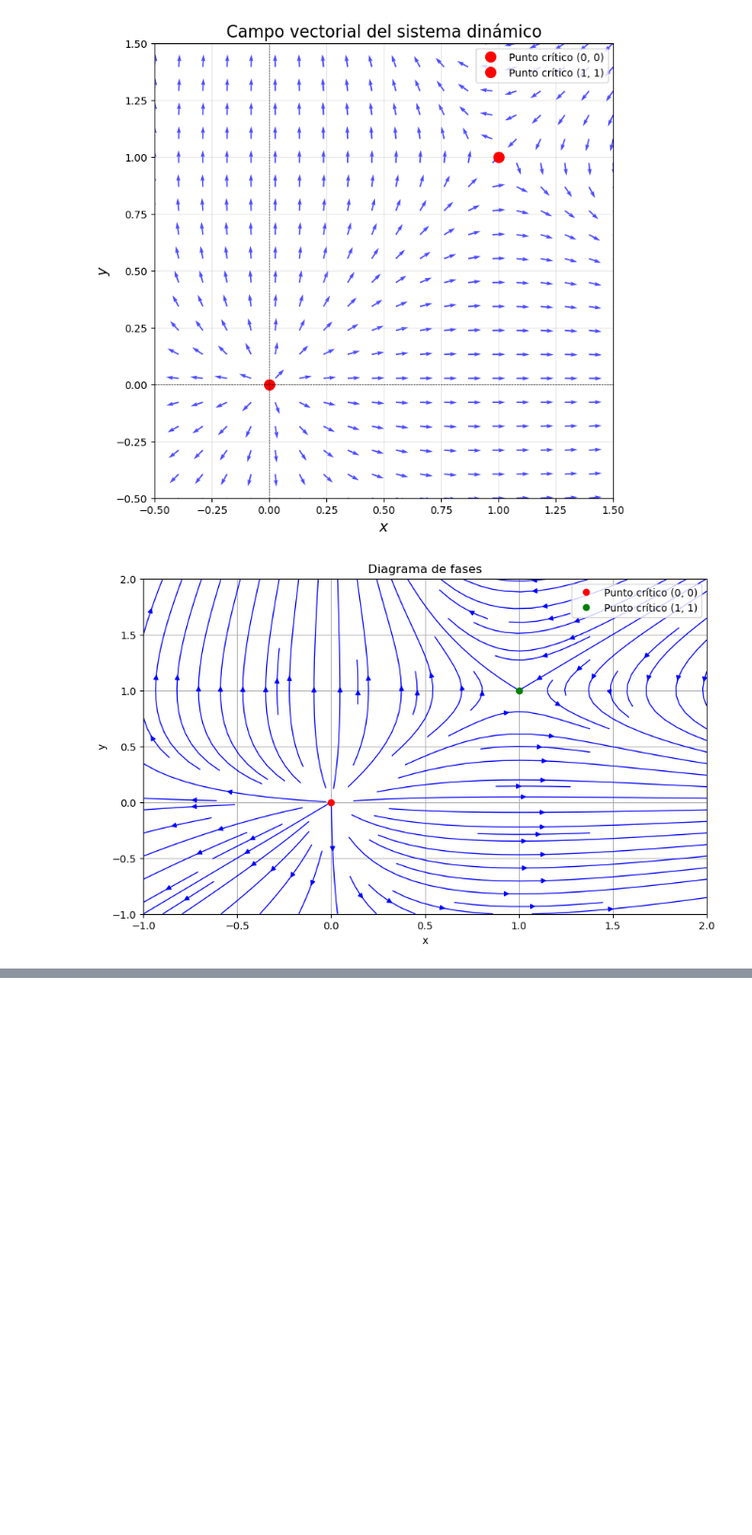
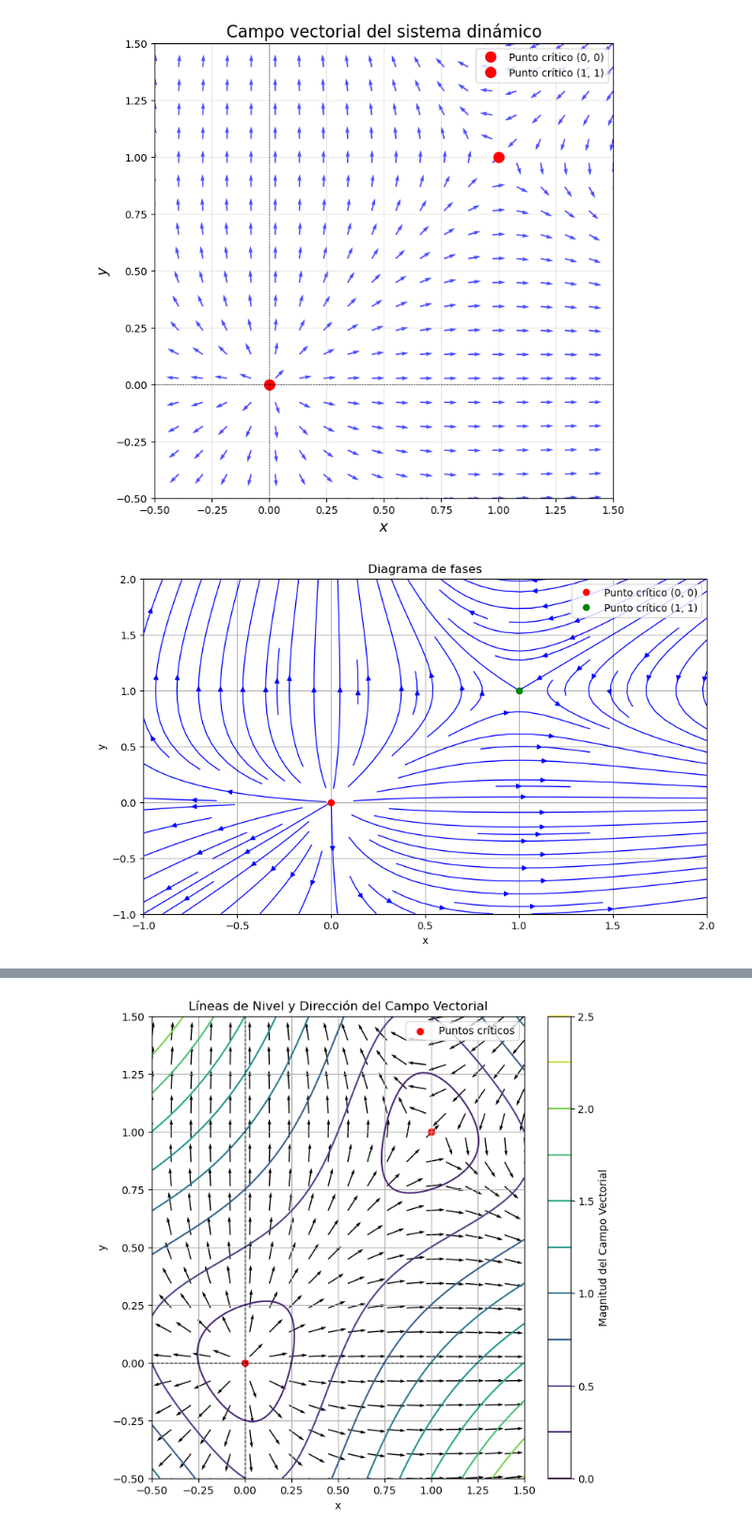
Before and after one commit to inniyah/JupyterTests, a Jupyter notebook: work/TermoEj27.ipynb, the cells around one changed output, grey strips where cells are left out. Shown at 94% size. Drawn from its saved outputs; the diff is of its cells as text; code cells hidden in the pictures; blank space fills up the shorter version.

```diff
--- a/work/TermoEj27.ipynb
+++ b/work/TermoEj27.ipynb
@@ -118,0 +264,63 @@ plt.show()
+# %%
+import numpy as np
+import matplotlib.pyplot as plt
+
+# Definir el sistema de ecuaciones diferenciales
+def sistema(X, Y):
+    x_dot = X - X * Y
+    y_dot = Y - X * Y
+    return x_dot, y_dot
+
+# Crear una malla de puntos para las flechas y las líneas de nivel
+x = np.linspace(-0.5, 1.5, 20)  # Menos puntos para quiver
+y = np.linspace(-0.5, 1.5, 20)
+X, Y = np.meshgrid(x, y)
+
+x_dense = np.linspace(-0.5, 1.5, 100)  # Más puntos para contour
+y_dense = np.linspace(-0.5, 1.5, 100)
+X_dense, Y_dense = np.meshgrid(x_dense, y_dense)
+
+# Calcular las derivadas en cada punto
+x_dot, y_dot = sistema(X, Y)
+x_dot_dense, y_dot_dense = sistema(X_dense, Y_dense)
+
+# Calcular la magnitud del campo vectorial
+magnitude_dense = np.sqrt(x_dot_dense**2 + y_dot_dense**2)
+
+# Normalizar las flechas para mostrar sólo la dirección
+x_dot_norm = x_dot / np.sqrt(x_dot**2 + y_dot**2)
+y_dot_norm = y_dot / np.sqrt(x_dot**2 + y_dot**2)
+
+# Crear la figura
+plt.figure(figsize=(8, 8))
+
+# Líneas de nivel de la magnitud del campo vectorial
+contour = plt.contour(X_dense, Y_dense, magnitude_dense, levels=10, cmap='viridis')
+plt.colorbar(contour, label='Magnitud del Campo Vectorial')
+
+# Flechas con dirección normalizada
+plt.quiver(
+    X, Y,
+    x_dot_norm, y_dot_norm,
+    color='black',
+    scale=20,    # Ajusta el tamaño de las flechas
+    width=0.003  # Ajusta el grosor de las flechas
+)
+
+# Configurar los ejes
+plt.xlim(-0.5, 1.5)
+plt.ylim(-0.5, 1.5)
+plt.xlabel('x')
+plt.ylabel('y')
+plt.title('Líneas de Nivel y Dirección del Campo Vectorial')
+plt.axhline(0, color='black', linewidth=0.8, linestyle='--')
+plt.axvline(0, color='black', linewidth=0.8, linestyle='--')
+
+# Representar los puntos críticos
+plt.scatter([0, 1], [0, 1], color='red', label='Puntos críticos')
+plt.legend()
+
+plt.grid()
+plt.show()
+# %% [output]
+[figure, added]
```
Also changed, not shown: parts of 12 cells of this notebook, 1 other file.
